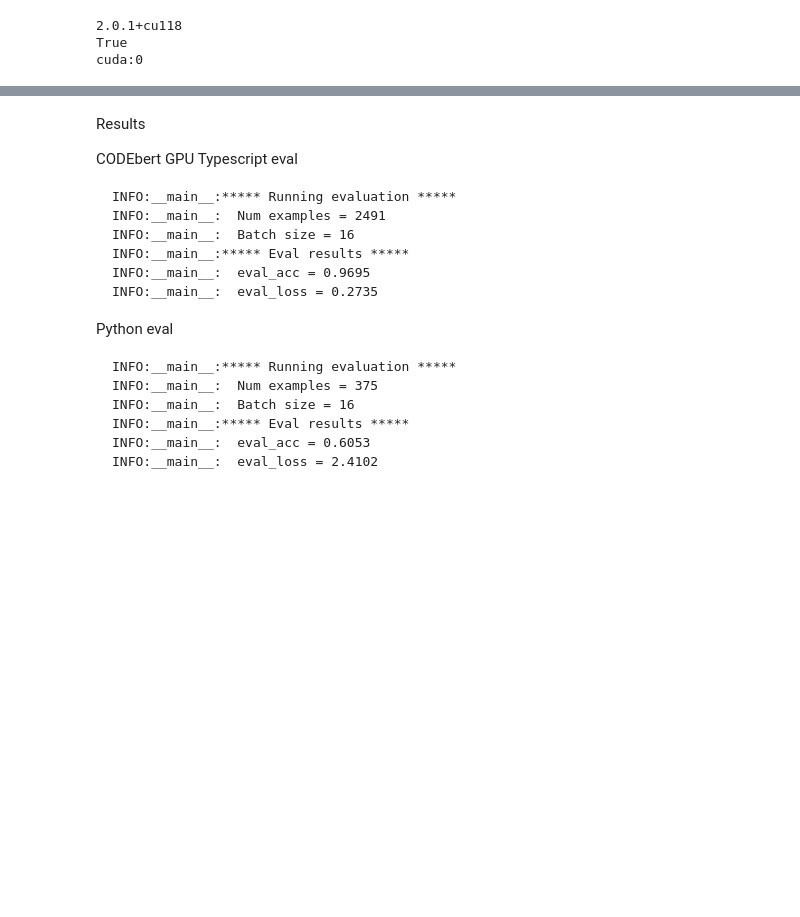
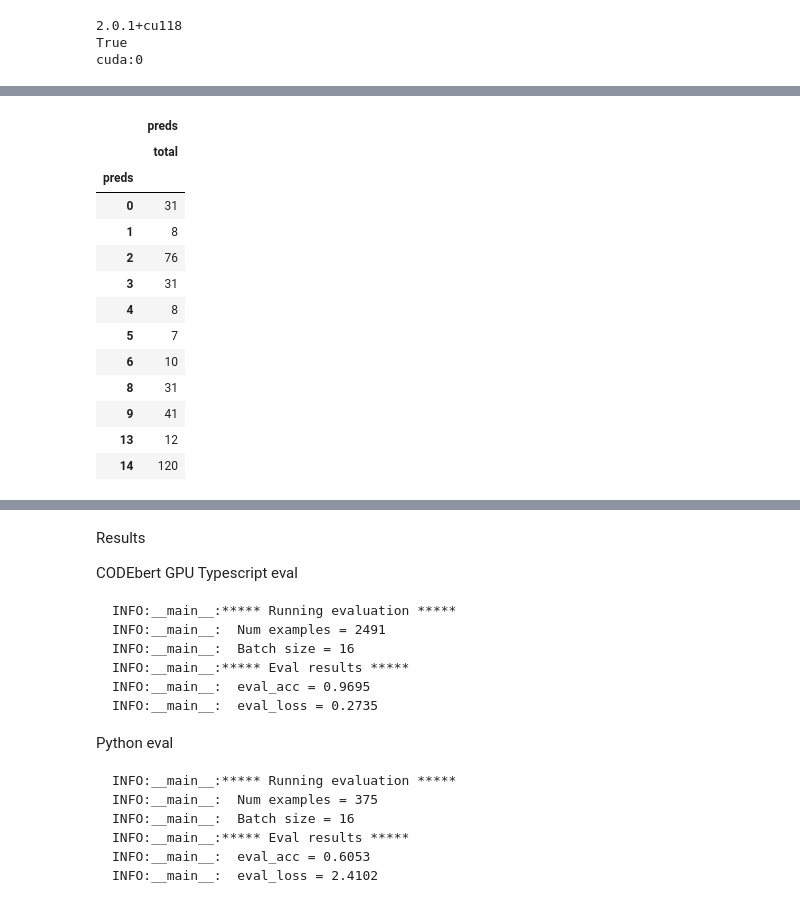
Before and after one commit to Lufedi/iac-pattern-classification-with-llm, a Jupyter notebook: steps/trainer/pattern_categorizer.ipynb, the cells around one changed output, grey strips where cells are left out. Saved outputs shown, nothing was run; the diff lists cells and outputs as text; code cells hidden in the pictures; blank space fills up the shorter version.

```diff
--- a/steps/trainer/pattern_categorizer.ipynb
+++ b/steps/trainer/pattern_categorizer.ipynb
@@ -409,5 +358,12 @@ def run_testing():
 #run_training("Salesforce/codet5-base", "Salesforce/codet5-base", "codet52")
 #run_training("roberta-base", "roberta-base", "roberta")
 
-run_evaluate("microsoft/codebert-base", "codebert", f"/content/drive/My Drive/ECI/2023-1/dataset/typescript-test.jsonl")
+models = [("microsoft/codebert-base", "codebert"), ("microsoft/unixcoder-base", "unixcoder"), ("roberta-base", "roberta"), ("Salesforce/codet5-base", "codet5")]
+trained_res = {}
+for mld in models:
+  base_name, nick = mld
+  trained_res[nick] = {}
+  for ll in ["go", "java", "python", "typescript"]:
+    print("running", base_name, ll)
+    trained_res[nick][ll] = run_evaluate(base_name, "", f"/content/drive/My Drive/ECI/2023-1/dataset/{ll}-test.jsonl", "p-pred")
 # %% [output]
@@ -453,0 +458,17 @@ INFO:__main__:  eval_loss = 0.2735
+# %%
+trained_res["unixcoder"]["python"]
+# %% [output]
+|  | preds |
+|  | total |
+| preds |  |
+| 0 | 31 |
+| 1 | 8 |
+| 2 | 76 |
+| 3 | 31 |
+| 4 | 8 |
+| 5 | 7 |
+| 6 | 10 |
+| 8 | 31 |
+| 9 | 41 |
+| 13 | 12 |
+| 14 | 120 |
```
Also changed, not shown: parts of 5 cells of this notebook.
